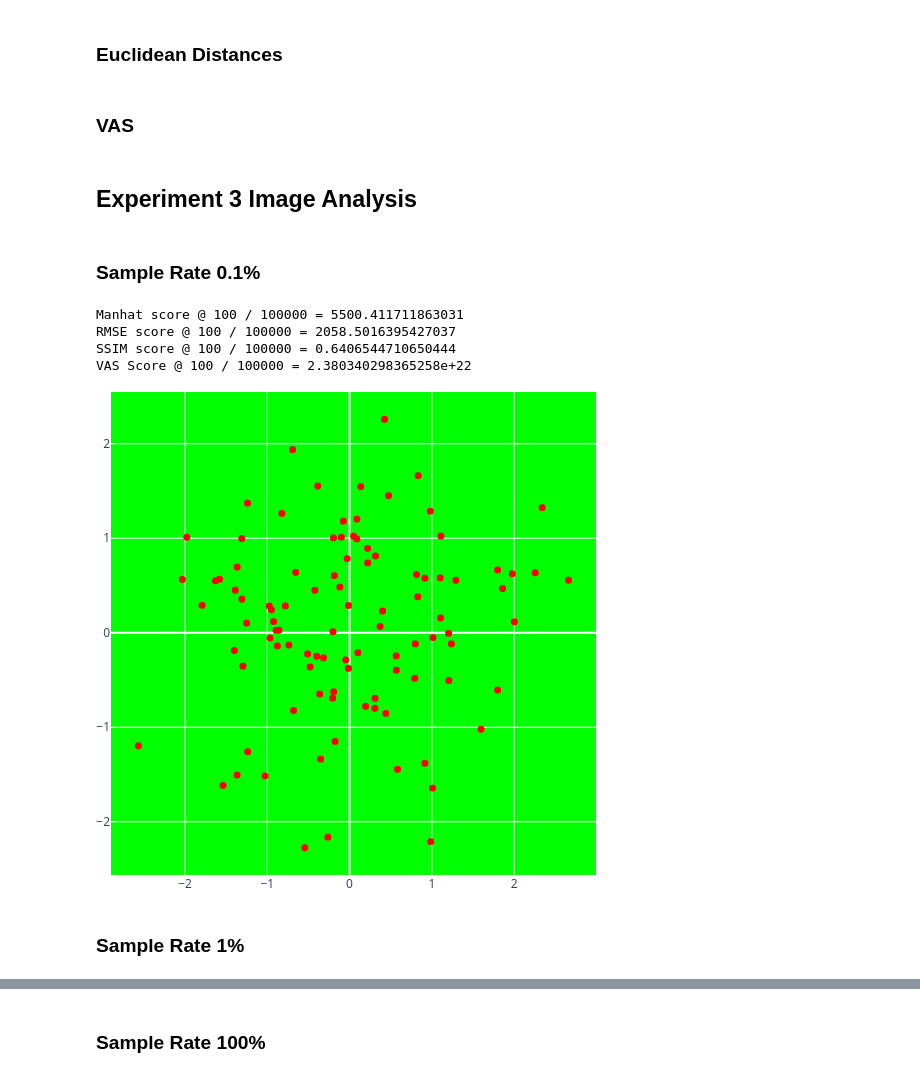
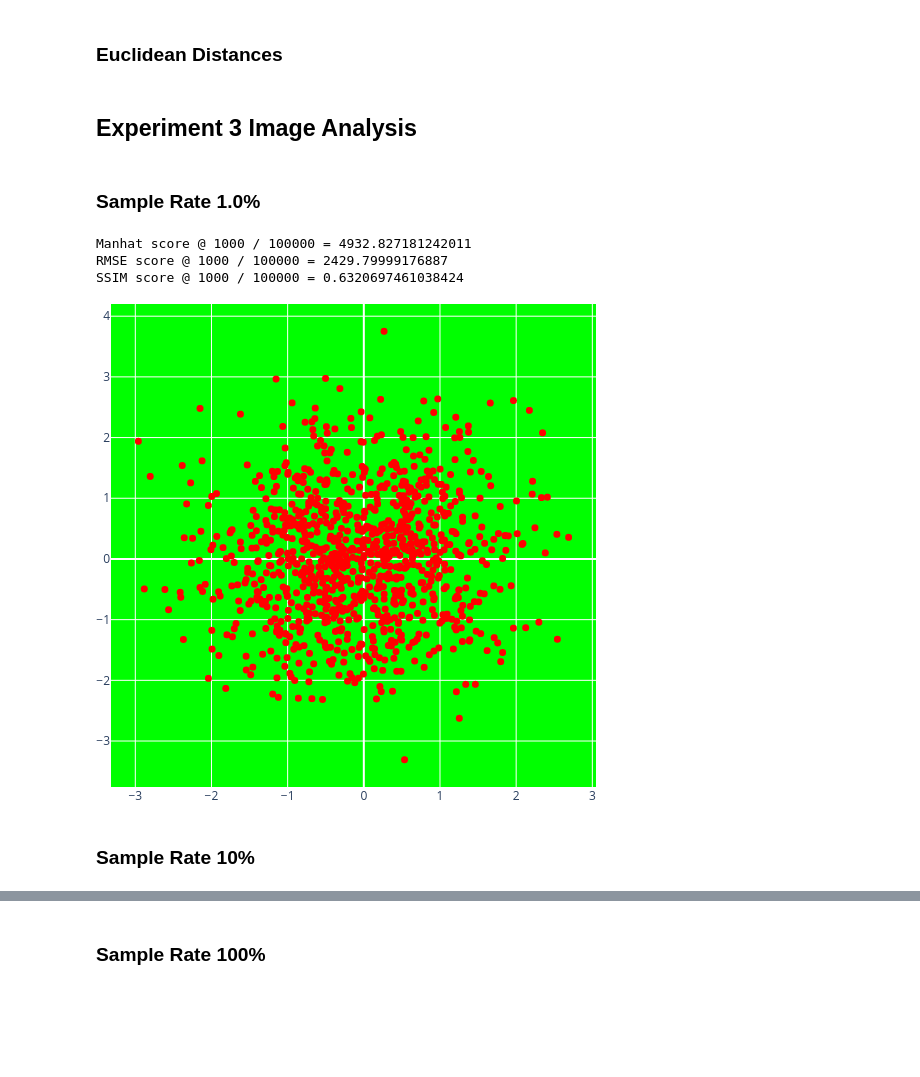
Before and after one commit to EricMartin827/QuickScatter, a Jupyter notebook: R-Space.ipynb, the cells around one changed output, grey strips where cells are left out. Drawn from its saved outputs; the diff is of its cells as text; code cells hidden in the pictures; blank space fills up the shorter version.

```diff
--- a/R-Space.ipynb
+++ b/R-Space.ipynb
@@ -68,22 +85,22 @@ def plotly_fig2array(fig):
     arr = np.asarray(img)
     return arr
 
-def traceof(x, y):
-    return go.Scatter(x=x, y=y, mode='markers', marker=MARKER_SETTINGS)
+def traceof(x, y, marker_settings=MARKER_SETTINGS):
+    return go.Scatter(x=x, y=y, mode='markers', marker=marker_settings)
 
 def lineof(x, y, name=""):
     return go.Scatter(x=x, y=y, mode='lines', name=name)
 
-def figure(x, y):
-    fig = go.Figure(layout=LAYOUT)
-    fig.add_trace(traceof(x, y))
+def figure(x, y, layout=LAYOUT, marker_settings=MARKER_SETTINGS):
+    fig = go.Figure(layout=layout)
+    fig.add_trace(traceof(x, y, marker_settings=marker_settings))
     return fig
 
-def ImageOf(x, y, pixels_only=True):
+def ImageOf(x, y, pixels_only=True, layout=LAYOUT, marker_settings=MARKER_SETTINGS):
     if pixels_only:
-        return plotly_fig2array(figure(x, y))
+        return plotly_fig2array(figure(x, y, layout, marker_settings))
     else:
-        raw_img_data = plotly_fig2array(figure(x, y))
+        raw_img_data = plotly_fig2array(figure(x, y, layout, marker_settings))
         return raw_img_data, Image.fromarray(raw_img_data)
 # %% [markdown]
 # Question One
@@ -262,22 +277,16 @@ class Sample:
         return Image.fromarray(self.img)
 
 def build_sample_space(size):
-    if size < int(1e4):
-        raise ValueError("Expecting Sample Sizes Larger Than 10000. Input Size: {}".format(size))
-    min, low, mid, high, max = (np.array([1e-4, 1e-3, 1e-2, 1e-1, 1e0]) * size).astype(int)
-    return np.concatenate((
-        np.linspace(start=min,  stop=low,  num=10)[:-1],
-        np.linspace(start=low,  stop=mid,  num=10)[:-1],
-        np.linspace(start=mid,  stop=high, num=10)[:-1],
-        np.linspace(start=high, stop=max,  num=10)
-    )).astype(int)
+    return np.linspace(start=int(0.01 * size), stop=int(1.0 * size), num=100).astype(int)
 
-def build_samples(full_data, sample_rates):
+def build_samples(full_data, sample_rates, layout=LAYOUT, marker_settings=MARKER_SETTINGS):
     samples = dict()
     for K in sample_rates:
         print(f'Building Sample {K} of {len(full_data)}')
         sample_data = full_data[np.random.permutation(len(full_data))[:K], :]
-        sample_img = ImageOf(x=sample_data[:, 0], y=sample_data[:, 1], pixels_only=True)
+        sample_img = ImageOf(
+            x=sample_data[:, 0], y=sample_data[:, 1], pixels_only=True,
+            layout=layout, marker_settings=marker_settings)
         sample_instance = Sample(data=sample_data, img=sample_img)
         samples[len(sample_instance)] = sample_instance
     return samples
@@ -299,10 +308,7 @@ def evaluate(samples, target, metric, verbose=False):
                 print(f'Measuring {metric} for {sample} with respect to {target}')
 
         if str(metric) == 'VAS':
-            if len(sample) <= 10000:
-                distances[len(sample)] = metric(sample.data, target.data)
-            else:
-                break
+            distances[len(sample)] = metric(sample.data, target.data)
         else:
             distances[len(sample)] = metric(sample.img, target.img)
     return distances
@@ -821,5 +737,3 @@ distance_lines.update_layout(
     title='Normalized Distance To Ground Truth',
     xaxis_title='Sample Size',
     yaxis_title='Normalized Distance')
-# %% [markdown]
-### VAS
@@ -842,20 +740,18 @@ vas_line
 # %% [markdown]
 ## Experiment 3 Image Analysis
 # %% [markdown]
-### Sample Rate 0.1%
+### Sample Rate 1.0%
 # %%
-rate = int(0.001 * N)
+rate = int(0.01 * N)
 print("Manhat score @ {} / {} = {}".format(rate, N, manhat_distances_exp3[rate]))
 print("RMSE score @ {} / {} = {}".format(rate,   N, rmse_distances_exp3[rate]))
 print("SSIM score @ {} / {} = {}".format(rate,   N, ssim_distances_exp3[rate]))
-print("VAS Score @ {} / {} = {}".format(rate,    N, vas_distances_exp3[rate]))
 samples_exp3[rate].image()
 # %% [output]
-Manhat score @ 100 / 100000 = 5500.411711863031
-RMSE score @ 100 / 100000 = 2058.5016395427037
-SSIM score @ 100 / 100000 = 0.6406544710650444
-VAS Score @ 100 / 100000 = 2.380340298365258e+22
+Manhat score @ 1000 / 100000 = 4932.827181242011
+RMSE score @ 1000 / 100000 = 2429.79999176887
+SSIM score @ 1000 / 100000 = 0.6320697461038424
-[figure, old version]
+[figure, new version]
 # %% [markdown]
-### Sample Rate 1%
+### Sample Rate 10%
 # %%
```
Also changed, not shown: parts of 125 cells of this notebook, 24 other files.
